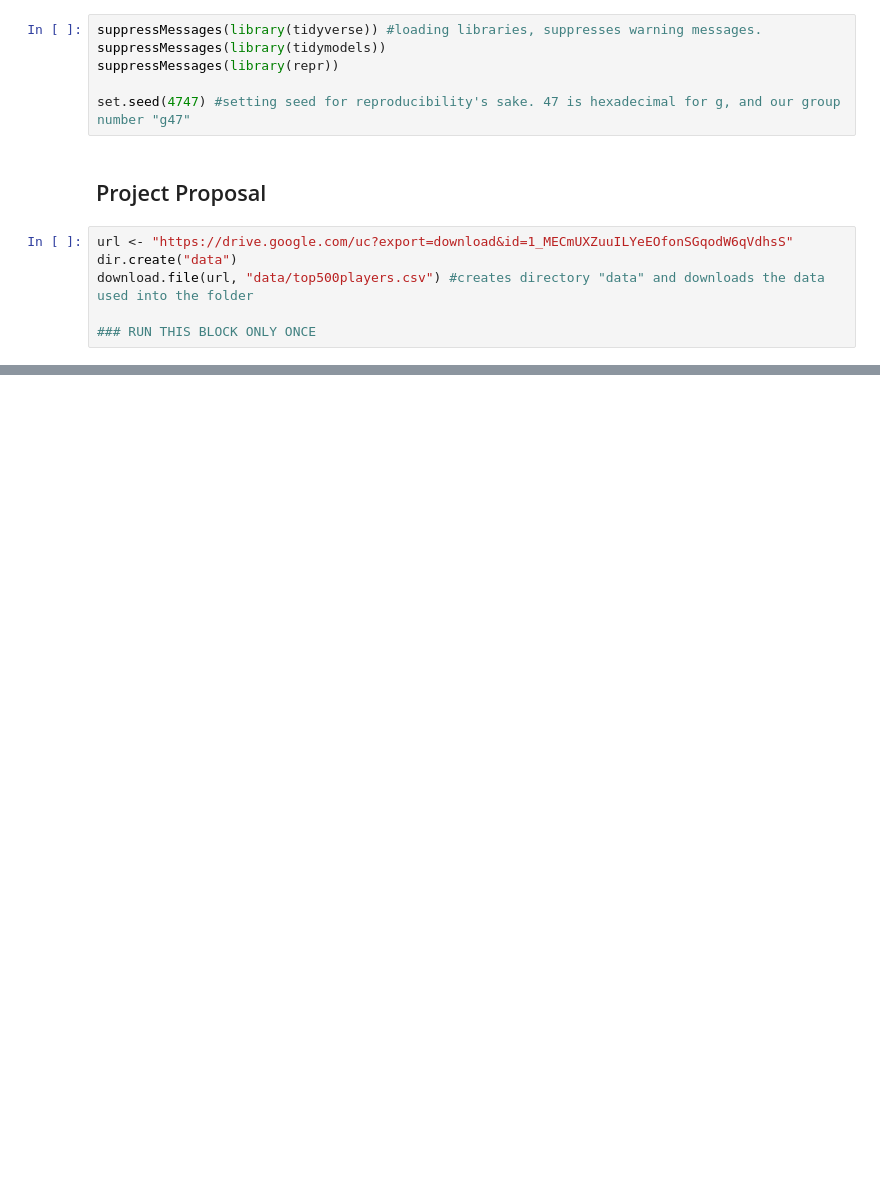
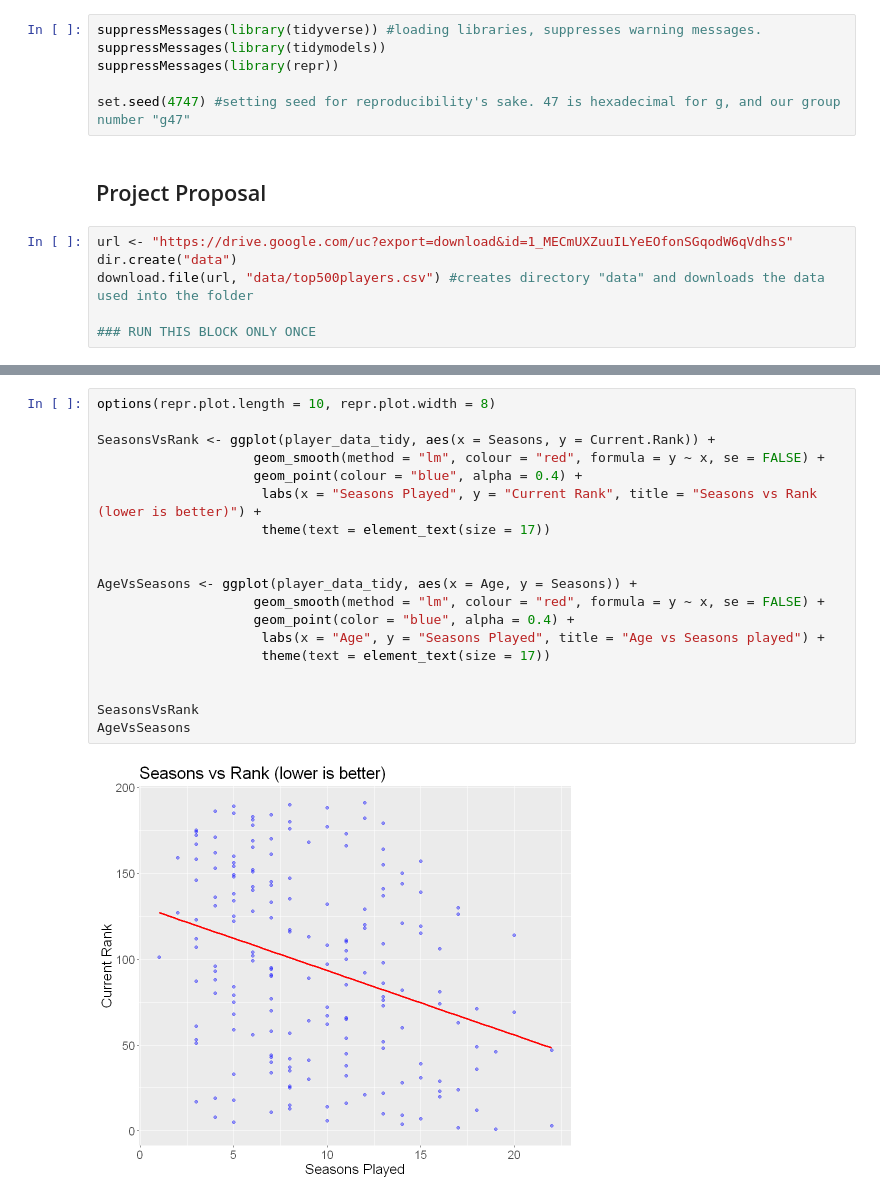
Before and after one commit to GuacamoleL0ver/DSCI100Group47, a Jupyter notebook: project_proposal.ipynb, the cells around one changed output, grey strips where cells are left out. Saved outputs shown, nothing was run; the diff lists cells and outputs as text; blank space fills up the shorter version.

```diff
--- a/project_proposal.ipynb
+++ b/project_proposal.ipynb
@@ -51,0 +75,21 @@ A tibble: 6 × 4
+# %%
+options(repr.plot.length = 10, repr.plot.width = 8)
+
+SeasonsVsRank <- ggplot(player_data_tidy, aes(x = Seasons, y = Current.Rank)) +
+                    geom_smooth(method = "lm", colour = "red", formula = y ~ x, se = FALSE) +
+                    geom_point(colour = "blue", alpha = 0.4) +
+                     labs(x = "Seasons Played", y = "Current Rank", title = "Seasons vs Rank (lower is better)") +
+                     theme(text = element_text(size = 17))
+
+
+AgeVsSeasons <- ggplot(player_data_tidy, aes(x = Age, y = Seasons)) +
+                    geom_smooth(method = "lm", colour = "red", formula = y ~ x, se = FALSE) +
+                    geom_point(color = "blue", alpha = 0.4) +
+                     labs(x = "Age", y = "Seasons Played", title = "Age vs Seasons played") +
+                     theme(text = element_text(size = 17))
+
+
+SeasonsVsRank
+AgeVsSeasons
+# %% [output]
+[figure, added]
```
Also changed, not shown: parts of 3 cells of this notebook.
